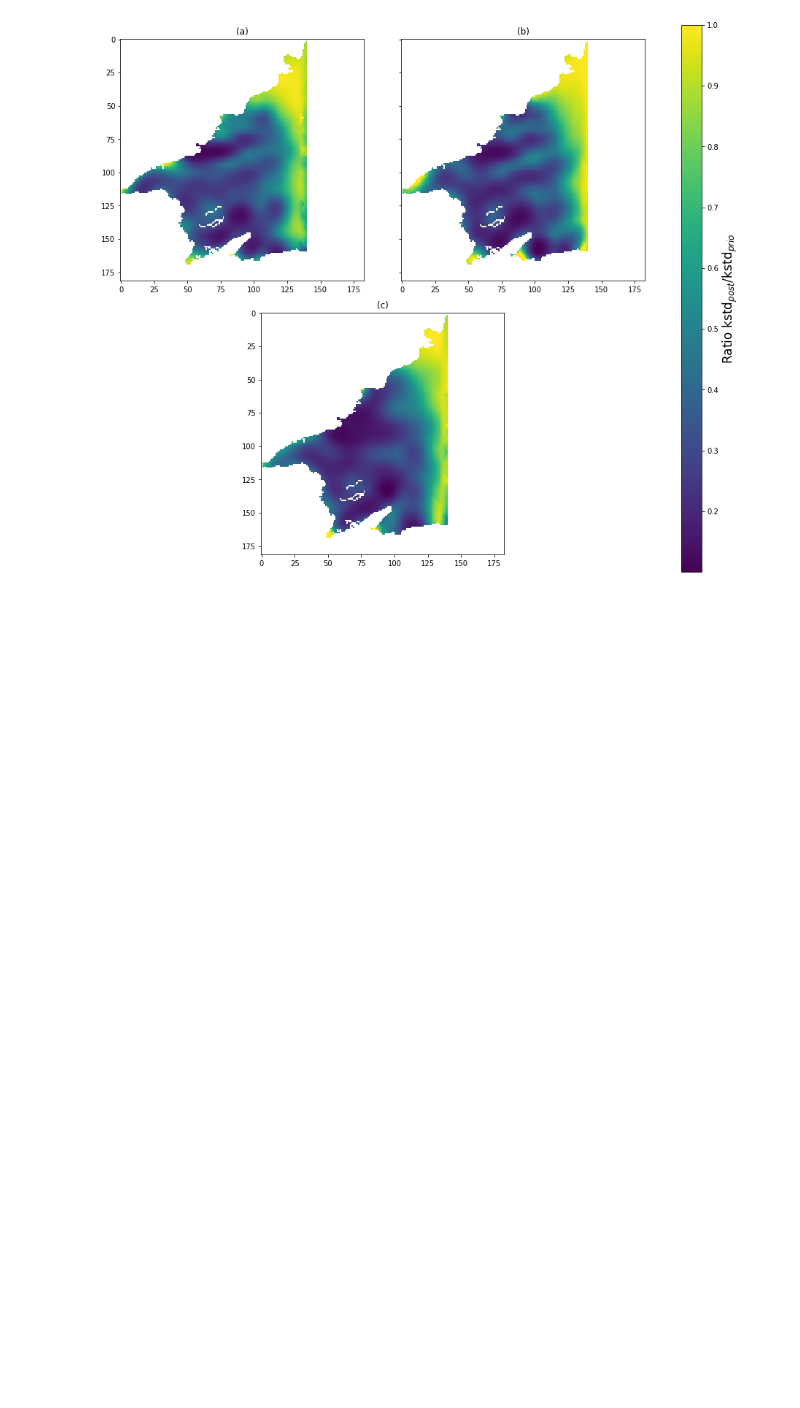
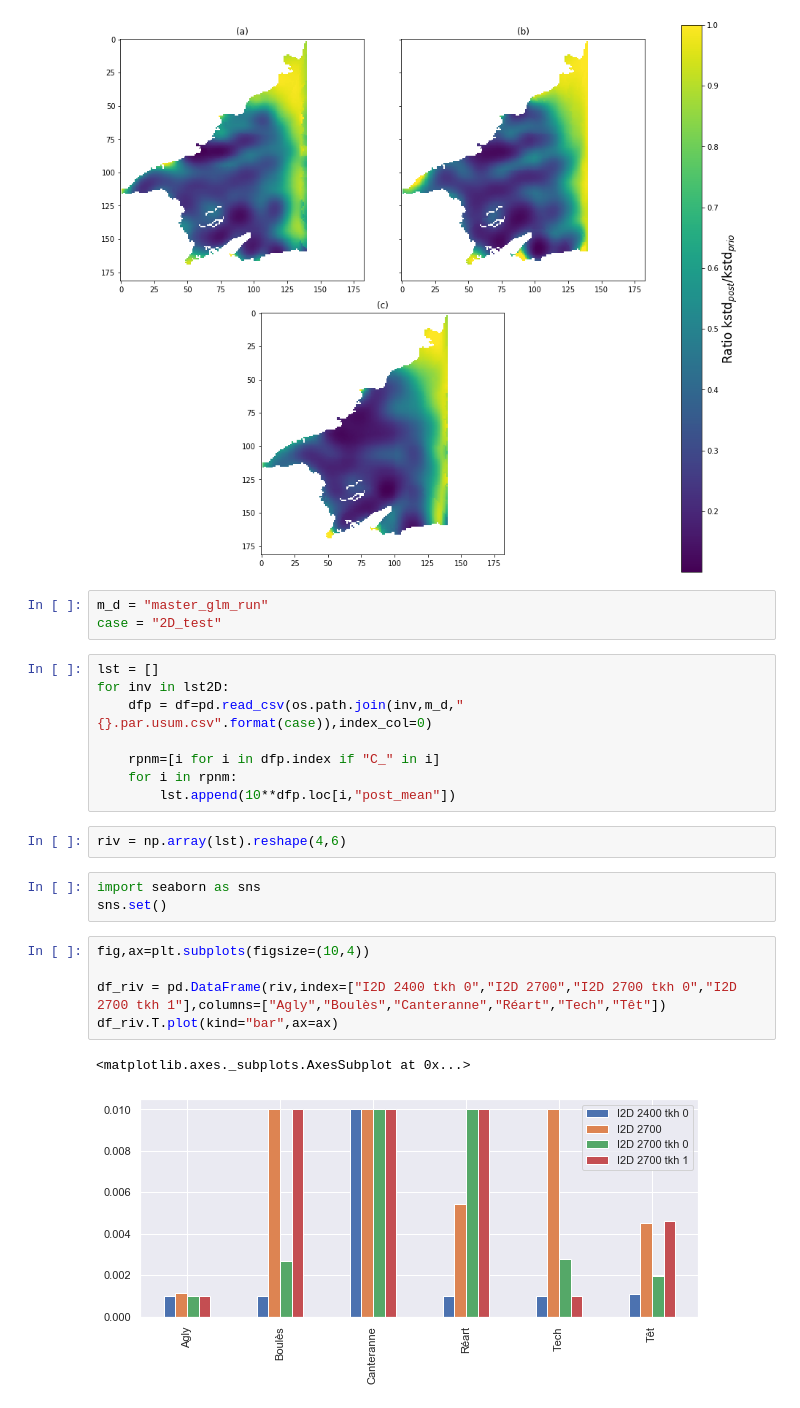
Before and after one commit to LudovicSchorpp/TM_Ludovic_Schorpp, a Jupyter notebook: codes_flopy/PEST++inv/plots_inv.ipynb, the cells around one changed output. Cells and saved outputs as stored; diff of their text form; blank space fills up the shorter version.

```diff
--- a/codes_flopy/PEST++inv/plots_inv.ipynb
+++ b/codes_flopy/PEST++inv/plots_inv.ipynb
@@ -77,3 +77,27 @@ cb = plt.colorbar(g, cax = cbaxes)
 cb.set_label(r"Ratio kstd$_{post}$/kstd$_{prio}$",fontsize=17)
 # %% [output]
 [figure]
+# %%
+m_d = "master_glm_run"
+case = "2D_test"
+# %%
+lst = []
+for inv in lst2D:
+    dfp = df=pd.read_csv(os.path.join(inv,m_d,"{}.par.usum.csv".format(case)),index_col=0)
+
+    rpnm=[i for i in dfp.index if "C_" in i]
+    for i in rpnm:
+        lst.append(10**dfp.loc[i,"post_mean"])
+# %%
+riv = np.array(lst).reshape(4,6)
+# %%
+import seaborn as sns
+sns.set()
+# %%
+fig,ax=plt.subplots(figsize=(10,4))
+
+df_riv = pd.DataFrame(riv,index=["I2D 2400 tkh 0","I2D 2700","I2D 2700 tkh 0","I2D 2700 tkh 1"],columns=["Agly","Boulès","Canteranne","Réart","Tech","Têt"])
+df_riv.T.plot(kind="bar",ax=ax)
+# %% [output]
+<matplotlib.axes._subplots.AxesSubplot at 0x...>
+[figure, added]
```
Also changed, not shown: parts of 2 cells of this notebook, 11 other files.
